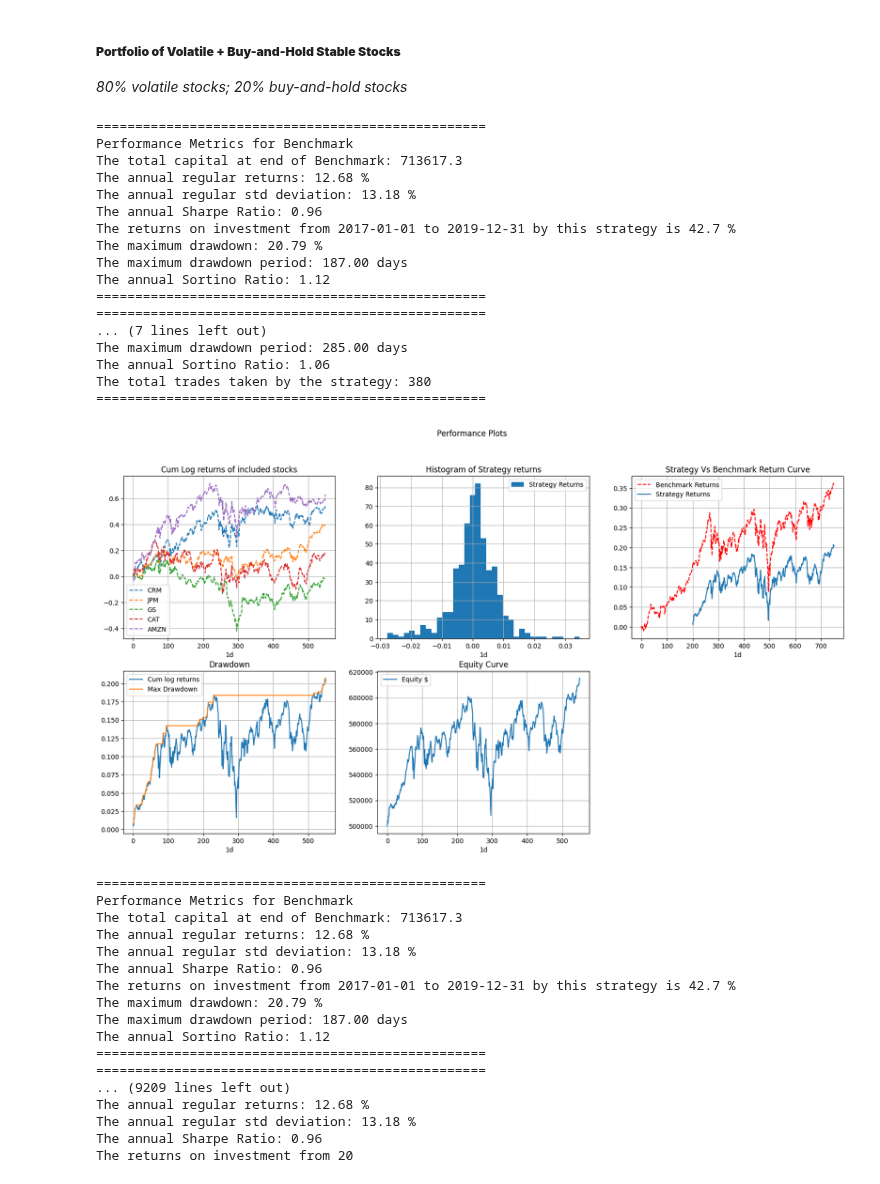
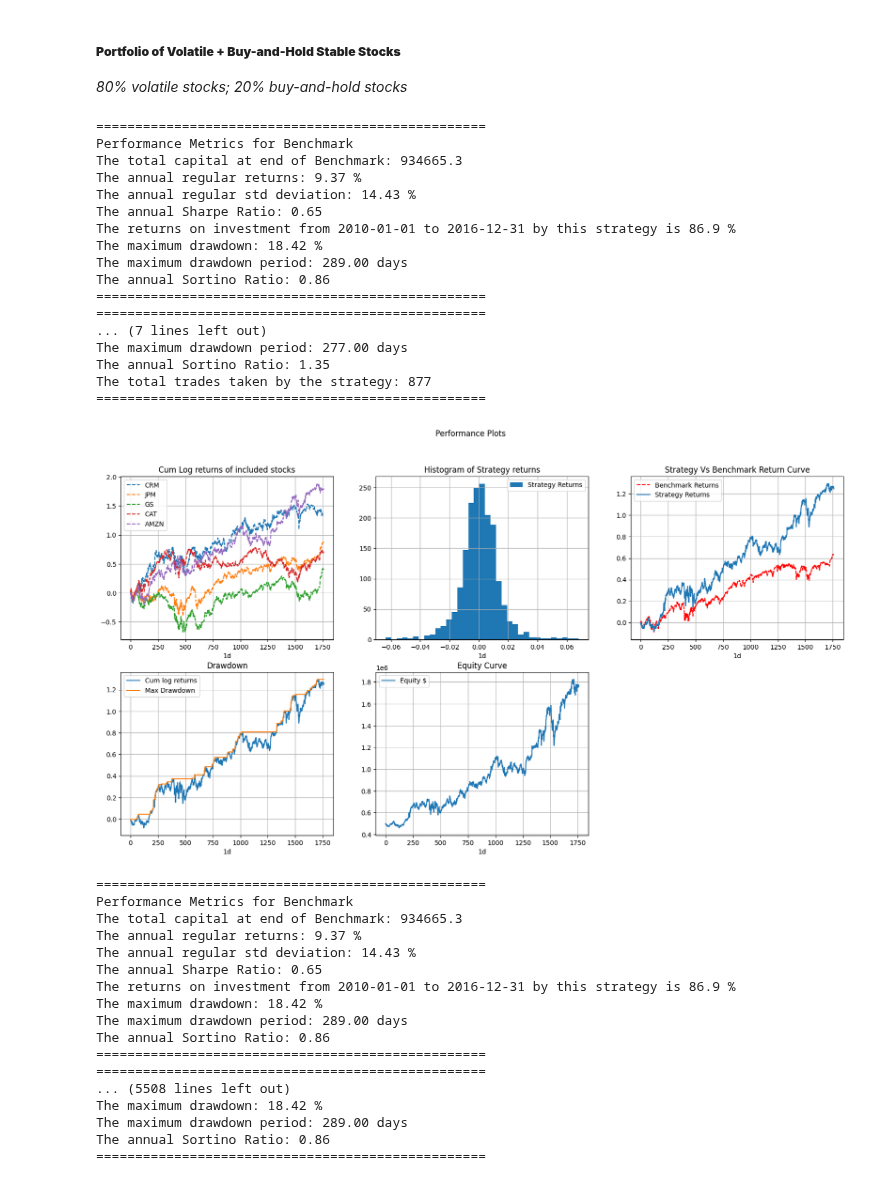
Before and after one commit to pehper/IS4226, a Jupyter notebook: final_strategy.ipynb, the cells around one changed output. Cells and saved outputs as stored; diff of their text form; code cells hidden in the pictures.

```diff
--- a/final_strategy.ipynb
+++ b/final_strategy.ipynb
@@ -682,7 +687,7 @@ if __name__ == "__main__":
     }
 
     # Running the strategy with specific parameters
-    A = All_volatile(trading_stocks, hodl_stocks, testing_start, testing_end, "1d", initial_capital, 0.00, False)
+    A = All_volatile(trading_stocks, hodl_stocks, training_start, training_end, "1d", initial_capital, 0.00, False)
     A.run_strategy(200, 20, 1.5, 14, 3, 3)
     total_return = A.capital - initial_capital
 
@@ -691,11 +696,11 @@ if __name__ == "__main__":
     A.performance_results()
     A.performance_plots()
 
-    # Finding the best parameters using randomized cross-validation search
-    best_params = randomized_cv_search(All_volatile, param_grid, trading_stocks, hodl_stocks, testing_start, testing_end, initial_capital, n_iter=500)
+    # Finding the best parameters using randomized cross-validation search on train
+    best_params = randomized_cv_search(All_volatile, param_grid, trading_stocks, hodl_stocks, training_start, training_end, initial_capital, n_iter=500)
 
-    # Running the strategy with the best parameters found
-    optimal_strategy = All_volatile(trading_stocks, hodl_stocks, testing_start, testing_end, "1d", initial_capital, 0.00, False)
+    # Running the strategy with the best parameters found for train
+    optimal_strategy = All_volatile(trading_stocks, hodl_stocks, training_start, training_end, "1d", initial_capital, 0.00, False)
     optimal_strategy.run_strategy(best_params['ema_window'], best_params['bb_window'], best_params['bb_dev'], best_params['atr_window'], best_params['sl_multiplier'], best_params['tp_multiplier'])
     optimal_strategy.performance()
     optimal_strategy.performance_plots()
@@ -978,62 +1044,62 @@ if __name__ == "__main__":
         'bb_window': [10, 15, 20, 25, 30],
         'bb_dev': [1, 1.5, 2, 2.5, 3],
         'atr_window': [5, 10, 14, 20, 25],
         'sl_multiplier': [1, 1.5, 2, 2.5, 3],
         'tp_multiplier': [1, 1.5, 2, 2.5, 3]
     }
 
     # Running the strategy with specific parameters
-    B = All_volatile_with_hodl(trading_stocks, hodl_stocks, testing_start, testing_end, "1d", initial_capital, 0.00, False)
+    B = All_volatile_with_hodl(trading_stocks, hodl_stocks, training_start, training_end, "1d", initial_capital, 0.00, False)
     B.run_strategy(200, 20, 1.5, 14, 3, 3)
     total_return = B.capital - initial_capital
 
     # Printing the performance metrics
     B.performance()
     B.performance_results()
     B.performance_plots()
 
     # Finding the best parameters using randomized cross-validation search
-    best_params = randomized_cv_search(All_volatile_with_hodl, param_grid, trading_stocks, hodl_stocks, testing_start, testing_end, initial_capital, n_iter=1000)
+    best_params = randomized_cv_search(All_volatile_with_hodl, param_grid, trading_stocks, hodl_stocks, training_start, training_end, initial_capital, n_iter=500)
 
     # Running the strategy with the best parameters found
-    optimal_strategy_hold = All_volatile_with_hodl(trading_stocks, hodl_stocks, testing_start, testing_end, "1d", initial_capital, 0.00, False)
+    optimal_strategy_hold = All_volatile_with_hodl(trading_stocks, hodl_stocks, training_start, training_end, "1d", initial_capital, 0.00, False)
     optimal_strategy_hold.run_strategy(best_params['ema_window'], best_params['bb_window'], best_params['bb_dev'], best_params['atr_window'], best_params['sl_multiplier'], best_params['tp_multiplier'])
     optimal_strategy_hold.performance()
     optimal_strategy_hold.performance_plots()
     optimal_strategy_hold.performance_results()
 # %% [output]
 ==================================================
 Performance Metrics for Benchmark
-The total capital at end of Benchmark: 713617.3
-The annual regular returns: 12.68 %
-The annual regular std deviation: 13.18 %
-The annual Sharpe Ratio: 0.96
-The returns on investment from 2017-01-01 to 2019-12-31 by this strategy is 42.7 %
-The maximum drawdown: 20.79 %
-The maximum drawdown period: 187.00 days
-The annual Sortino Ratio: 1.12
+The total capital at end of Benchmark: 934665.3
+The annual regular returns: 9.37 %
+The annual regular std deviation: 14.43 %
+The annual Sharpe Ratio: 0.65
+The returns on investment from 2010-01-01 to 2016-12-31 by this strategy is 86.9 %
+The maximum drawdown: 18.42 %
+The maximum drawdown period: 289.00 days
+The annual Sortino Ratio: 0.86
 ==================================================
 ==================================================
 ... (7 lines left out)
-The maximum drawdown period: 285.00 days
-The annual Sortino Ratio: 1.06
-The total trades taken by the strategy: 380
+The maximum drawdown period: 277.00 days
+The annual Sortino Ratio: 1.35
+The total trades taken by the strategy: 877
 ==================================================
-[figure, old version]
+[figure, new version]
 ==================================================
 Performance Metrics for Benchmark
-The total capital at end of Benchmark: 713617.3
-The annual regular returns: 12.68 %
-The annual regular std deviation: 13.18 %
-The annual Sharpe Ratio: 0.96
-The returns on investment from 2017-01-01 to 2019-12-31 by this strategy is 42.7 %
-The maximum drawdown: 20.79 %
-The maximum drawdown period: 187.00 days
-The annual Sortino Ratio: 1.12
+The total capital at end of Benchmark: 934665.3
+The annual regular returns: 9.37 %
+The annual regular std deviation: 14.43 %
+The annual Sharpe Ratio: 0.65
+The returns on investment from 2010-01-01 to 2016-12-31 by this strategy is 86.9 %
+The maximum drawdown: 18.42 %
+The maximum drawdown period: 289.00 days
+The annual Sortino Ratio: 0.86
 ==================================================
 ==================================================
-... (9209 lines left out)
-The annual regular returns: 12.68 %
-The annual regular std deviation: 13.18 %
-The annual Sharpe Ratio: 0.96
-The returns on investment from 20
+... (5508 lines left out)
+The maximum drawdown: 18.42 %
+The maximum drawdown period: 289.00 days
+The annual Sortino Ratio: 0.86
+==================================================
```
Also changed, not shown: parts of 9 cells of this notebook.
